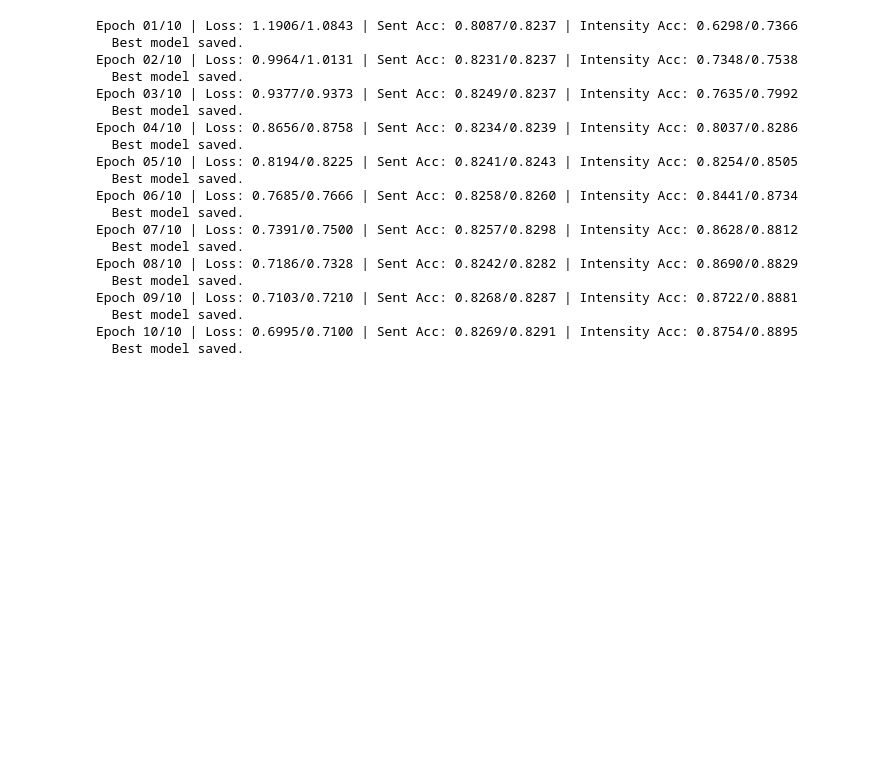
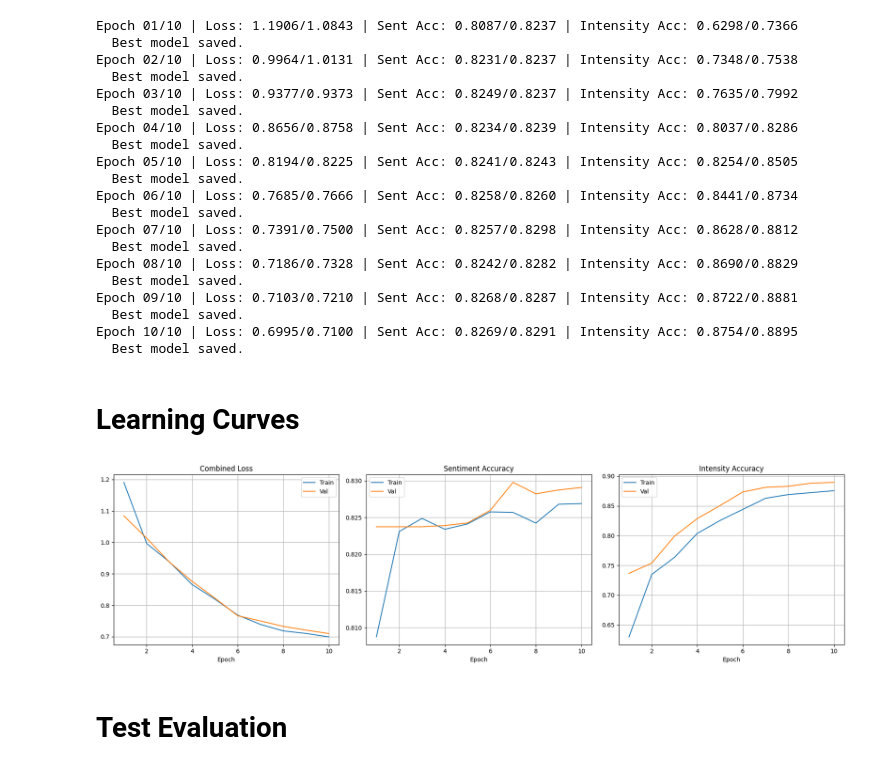
Before and after one commit to maryam2004-hub/i236004-NLP-Assignment3, a Jupyter notebook: i236004_NLP_Assignment3.ipynb, the cells around one changed output. Saved outputs shown, nothing was run; the diff lists cells and outputs as text; code cells hidden in the pictures; blank space fills up the shorter version.

Commit message:
Plotting and evalutation

```diff
--- a/i236004_NLP_Assignment3.ipynb
+++ b/i236004_NLP_Assignment3.ipynb
@@ -621,3 +621,31 @@ Epoch 09/10 | Loss: 0.7103/0.7210 | Sent Acc: 0.8268/0.8287 | Intensity Acc: 0.8
   Best model saved.
 Epoch 10/10 | Loss: 0.6995/0.7100 | Sent Acc: 0.8269/0.8291 | Intensity Acc: 0.8754/0.8895
   Best model saved.
+# %% [markdown]
+# Learning Curves
+# %%
+fig, axes = plt.subplots(1, 3, figsize=(18, 5))
+epochs_range = range(1, EPOCHS + 1)
+
+axes[0].plot(epochs_range, history['train_loss'],     label='Train')
+axes[0].plot(epochs_range, history['val_loss'],       label='Val')
+axes[0].set_title('Combined Loss'); axes[0].set_xlabel('Epoch')
+axes[0].legend(); axes[0].grid(True)
+
+axes[1].plot(epochs_range, history['train_sent_acc'], label='Train')
+axes[1].plot(epochs_range, history['val_sent_acc'],   label='Val')
+axes[1].set_title('Sentiment Accuracy'); axes[1].set_xlabel('Epoch')
+axes[1].legend(); axes[1].grid(True)
+
+axes[2].plot(epochs_range, history['train_int_acc'],  label='Train')
+axes[2].plot(epochs_range, history['val_int_acc'],    label='Val')
+axes[2].set_title('Intensity Accuracy'); axes[2].set_xlabel('Epoch')
+axes[2].legend(); axes[2].grid(True)
+
+plt.tight_layout()
+plt.savefig('learning_curves.png', dpi=150)
+plt.show()
+# %% [output]
+[figure, added]
+# %% [markdown]
+# Test Evaluation
```
Also changed, not shown: parts of 1 cell of this notebook.
